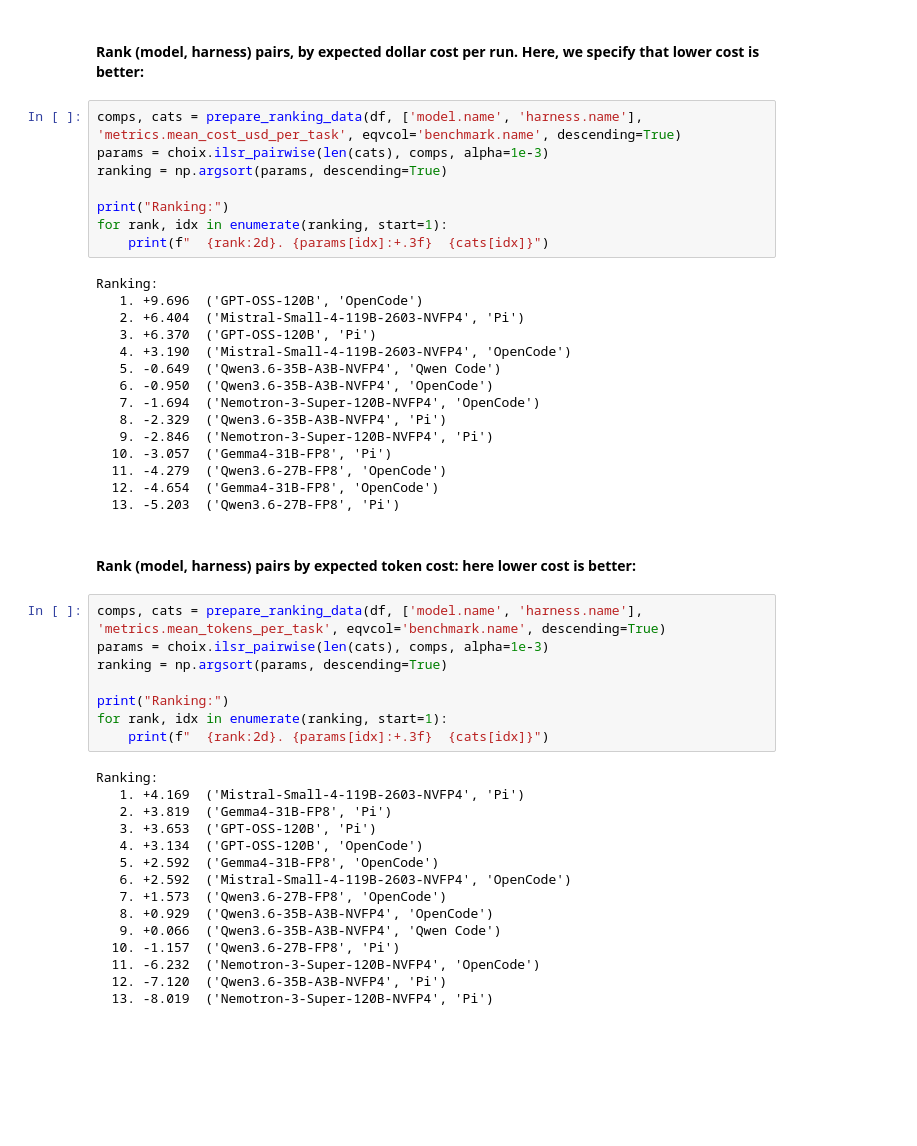
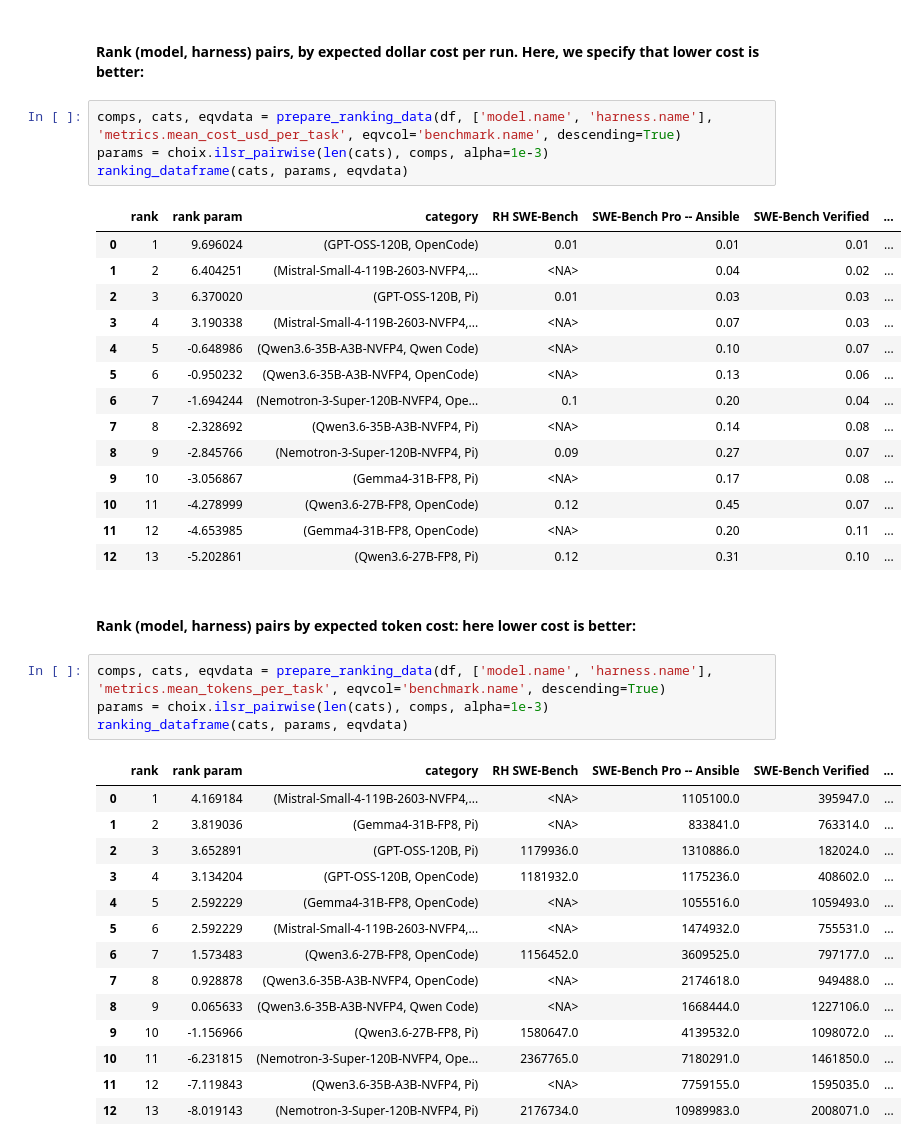
Before and after one commit to erikerlandson/paired-comparison-ranking, a Jupyter notebook: nb/paired-comparison-ranking.ipynb, the cells around one changed output. Cells and saved outputs as stored; diff of their text form; blank space fills up the shorter version.

```diff
--- a/nb/paired-comparison-ranking.ipynb
+++ b/nb/paired-comparison-ranking.ipynb
@@ -334,50 +331,42 @@ Ranking:
 # %% [markdown]
 #### Rank (model, harness) pairs, by expected dollar cost per run. Here, we specify that lower cost is better:
 # %%
-comps, cats = prepare_ranking_data(df, ['model.name', 'harness.name'], 'metrics.mean_cost_usd_per_task', eqvcol='benchmark.name', descending=True)
+comps, cats, eqvdata = prepare_ranking_data(df, ['model.name', 'harness.name'], 'metrics.mean_cost_usd_per_task', eqvcol='benchmark.name', descending=True)
 params = choix.ilsr_pairwise(len(cats), comps, alpha=1e-3)
-ranking = np.argsort(params, descending=True)
-
-print("Ranking:")
-for rank, idx in enumerate(ranking, start=1):
-    print(f"  {rank:2d}. {params[idx]:+.3f}  {cats[idx]}")
+ranking_dataframe(cats, params, eqvdata)
 # %% [output]
-Ranking:
-   1. +9.696  ('GPT-OSS-120B', 'OpenCode')
-   2. +6.404  ('Mistral-Small-4-119B-2603-NVFP4', 'Pi')
-   3. +6.370  ('GPT-OSS-120B', 'Pi')
-   4. +3.190  ('Mistral-Small-4-119B-2603-NVFP4', 'OpenCode')
-   5. -0.649  ('Qwen3.6-35B-A3B-NVFP4', 'Qwen Code')
-   6. -0.950  ('Qwen3.6-35B-A3B-NVFP4', 'OpenCode')
-   7. -1.694  ('Nemotron-3-Super-120B-NVFP4', 'OpenCode')
-   8. -2.329  ('Qwen3.6-35B-A3B-NVFP4', 'Pi')
-   9. -2.846  ('Nemotron-3-Super-120B-NVFP4', 'Pi')
-  10. -3.057  ('Gemma4-31B-FP8', 'Pi')
-  11. -4.279  ('Qwen3.6-27B-FP8', 'OpenCode')
-  12. -4.654  ('Gemma4-31B-FP8', 'OpenCode')
-  13. -5.203  ('Qwen3.6-27B-FP8', 'Pi')
+|  | rank | rank param | category | RH SWE-Bench | SWE-Bench Pro -- Ansible | SWE-Bench Verified | ... |
+| 0 | 1 | 9.696024 | (GPT-OSS-120B, OpenCode) | 0.01 | 0.01 | 0.01 | ... |
+| 1 | 2 | 6.404251 | (Mistral-Small-4-119B-2603-NVFP4,... | <NA> | 0.04 | 0.02 | ... |
+| 2 | 3 | 6.370020 | (GPT-OSS-120B, Pi) | 0.01 | 0.03 | 0.03 | ... |
+| 3 | 4 | 3.190338 | (Mistral-Small-4-119B-2603-NVFP4,... | <NA> | 0.07 | 0.03 | ... |
+| 4 | 5 | -0.648986 | (Qwen3.6-35B-A3B-NVFP4, Qwen Code) | <NA> | 0.10 | 0.07 | ... |
+| 5 | 6 | -0.950232 | (Qwen3.6-35B-A3B-NVFP4, OpenCode) | <NA> | 0.13 | 0.06 | ... |
+| 6 | 7 | -1.694244 | (Nemotron-3-Super-120B-NVFP4, Ope... | 0.1 | 0.20 | 0.04 | ... |
+| 7 | 8 | -2.328692 | (Qwen3.6-35B-A3B-NVFP4, Pi) | <NA> | 0.14 | 0.08 | ... |
+| 8 | 9 | -2.845766 | (Nemotron-3-Super-120B-NVFP4, Pi) | 0.09 | 0.27 | 0.07 | ... |
+| 9 | 10 | -3.056867 | (Gemma4-31B-FP8, Pi) | <NA> | 0.17 | 0.08 | ... |
+| 10 | 11 | -4.278999 | (Qwen3.6-27B-FP8, OpenCode) | 0.12 | 0.45 | 0.07 | ... |
+| 11 | 12 | -4.653985 | (Gemma4-31B-FP8, OpenCode) | <NA> | 0.20 | 0.11 | ... |
+| 12 | 13 | -5.202861 | (Qwen3.6-27B-FP8, Pi) | 0.12 | 0.31 | 0.10 | ... |
 # %% [markdown]
 #### Rank (model, harness) pairs by expected token cost: here lower cost is better:
 # %%
-comps, cats = prepare_ranking_data(df, ['model.name', 'harness.name'], 'metrics.mean_tokens_per_task', eqvcol='benchmark.name', descending=True)
+comps, cats, eqvdata = prepare_ranking_data(df, ['model.name', 'harness.name'], 'metrics.mean_tokens_per_task', eqvcol='benchmark.name', descending=True)
 params = choix.ilsr_pairwise(len(cats), comps, alpha=1e-3)
-ranking = np.argsort(params, descending=True)
-
-print("Ranking:")
-for rank, idx in enumerate(ranking, start=1):
-    print(f"  {rank:2d}. {params[idx]:+.3f}  {cats[idx]}")
+ranking_dataframe(cats, params, eqvdata)
 # %% [output]
-Ranking:
-   1. +4.169  ('Mistral-Small-4-119B-2603-NVFP4', 'Pi')
-   2. +3.819  ('Gemma4-31B-FP8', 'Pi')
-   3. +3.653  ('GPT-OSS-120B', 'Pi')
-   4. +3.134  ('GPT-OSS-120B', 'OpenCode')
-   5. +2.592  ('Gemma4-31B-FP8', 'OpenCode')
-   6. +2.592  ('Mistral-Small-4-119B-2603-NVFP4', 'OpenCode')
-   7. +1.573  ('Qwen3.6-27B-FP8', 'OpenCode')
-   8. +0.929  ('Qwen3.6-35B-A3B-NVFP4', 'OpenCode')
-   9. +0.066  ('Qwen3.6-35B-A3B-NVFP4', 'Qwen Code')
-  10. -1.157  ('Qwen3.6-27B-FP8', 'Pi')
-  11. -6.232  ('Nemotron-3-Super-120B-NVFP4', 'OpenCode')
-  12. -7.120  ('Qwen3.6-35B-A3B-NVFP4', 'Pi')
-  13. -8.019  ('Nemotron-3-Super-120B-NVFP4', 'Pi')
+|  | rank | rank param | category | RH SWE-Bench | SWE-Bench Pro -- Ansible | SWE-Bench Verified | ... |
+| 0 | 1 | 4.169184 | (Mistral-Small-4-119B-2603-NVFP4,... | <NA> | 1105100.0 | 395947.0 | ... |
+| 1 | 2 | 3.819036 | (Gemma4-31B-FP8, Pi) | <NA> | 833841.0 | 763314.0 | ... |
+| 2 | 3 | 3.652891 | (GPT-OSS-120B, Pi) | 1179936.0 | 1310886.0 | 182024.0 | ... |
+| 3 | 4 | 3.134204 | (GPT-OSS-120B, OpenCode) | 1181932.0 | 1175236.0 | 408602.0 | ... |
+| 4 | 5 | 2.592229 | (Gemma4-31B-FP8, OpenCode) | <NA> | 1055516.0 | 1059493.0 | ... |
+| 5 | 6 | 2.592229 | (Mistral-Small-4-119B-2603-NVFP4,... | <NA> | 1474932.0 | 755531.0 | ... |
+| 6 | 7 | 1.573483 | (Qwen3.6-27B-FP8, OpenCode) | 1156452.0 | 3609525.0 | 797177.0 | ... |
+| 7 | 8 | 0.928878 | (Qwen3.6-35B-A3B-NVFP4, OpenCode) | <NA> | 2174618.0 | 949488.0 | ... |
+| 8 | 9 | 0.065633 | (Qwen3.6-35B-A3B-NVFP4, Qwen Code) | <NA> | 1668444.0 | 1227106.0 | ... |
+| 9 | 10 | -1.156966 | (Qwen3.6-27B-FP8, Pi) | 1580647.0 | 4139532.0 | 1098072.0 | ... |
+| 10 | 11 | -6.231815 | (Nemotron-3-Super-120B-NVFP4, Ope... | 2367765.0 | 7180291.0 | 1461850.0 | ... |
+| 11 | 12 | -7.119843 | (Qwen3.6-35B-A3B-NVFP4, Pi) | <NA> | 7759155.0 | 1595035.0 | ... |
+| 12 | 13 | -8.019143 | (Nemotron-3-Super-120B-NVFP4, Pi) | 2176734.0 | 10989983.0 | 2008071.0 | ... |
```
Also changed, not shown: parts of 9 cells of this notebook.
